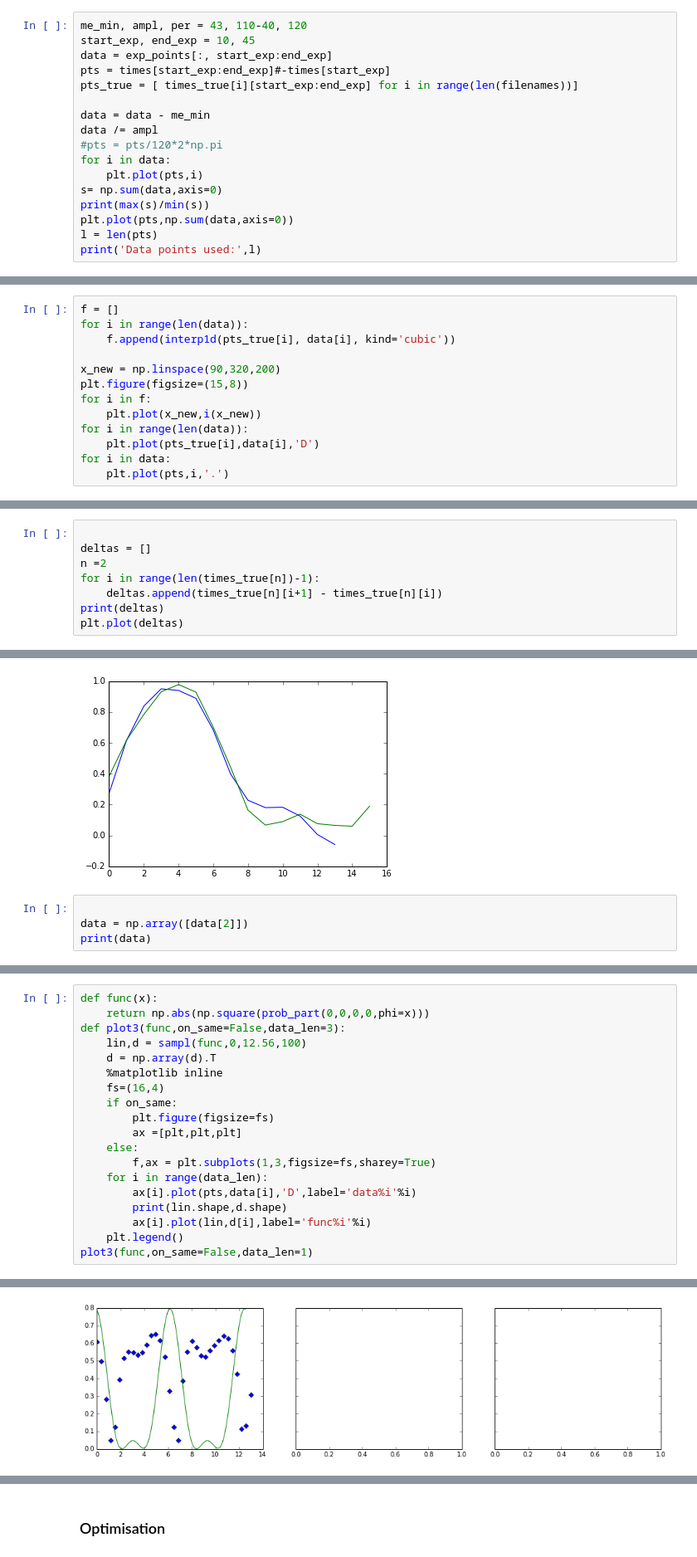
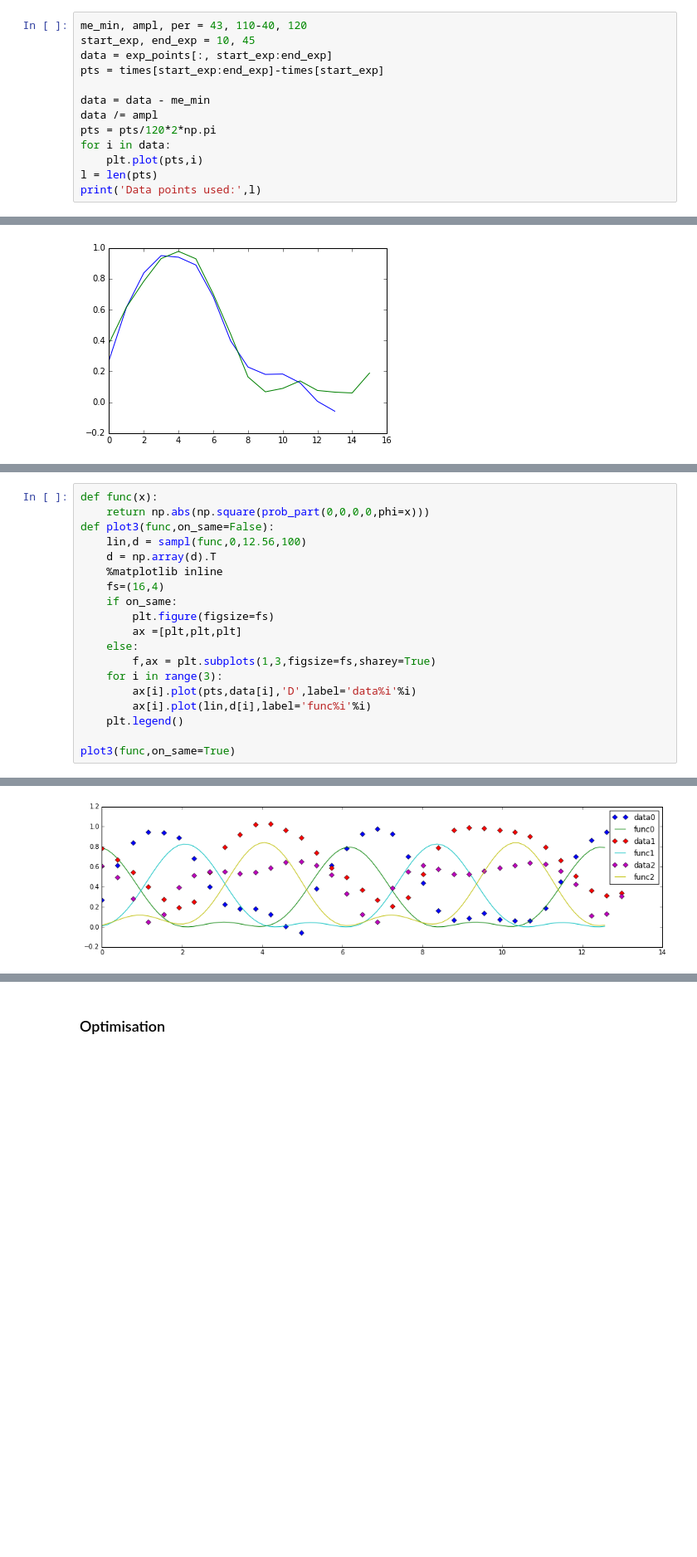
Before and after one commit to DaniloZZZ/quantTechLab, a Jupyter notebook: Fit/Vis-Anneal.ipynb, the cells around one changed output, grey strips where cells are left out. Shown: that part at 83% size. Cells and saved outputs as stored; diff of their text form; blank space fills up the shorter version.

Commit message:
added nice plots

```diff
--- a/Fit/Vis-Anneal.ipynb
+++ b/Fit/Vis-Anneal.ipynb
@@ -40,17 +35,13 @@ for i in exp_points:
 me_min, ampl, per = 43, 110-40, 120
 start_exp, end_exp = 10, 45
 data = exp_points[:, start_exp:end_exp]
-pts = times[start_exp:end_exp]#-times[start_exp]
-pts_true = [ times_true[i][start_exp:end_exp] for i in range(len(filenames))]
+pts = times[start_exp:end_exp]-times[start_exp]
 
 data = data - me_min
 data /= ampl
-#pts = pts/120*2*np.pi
+pts = pts/120*2*np.pi
 for i in data:
     plt.plot(pts,i)
-s= np.sum(data,axis=0)
-print(max(s)/min(s))
-plt.plot(pts,np.sum(data,axis=0))
 l = len(pts)
 print('Data points used:',l)
 # %% [output]
@@ -60,13 +49,0 @@ Data points used: 35
-# %%
-f = []
-for i in range(len(data)):
-    f.append(interp1d(pts_true[i], data[i], kind='cubic'))
-
-x_new = np.linspace(90,320,200)
-plt.figure(figsize=(15,8))
-for i in f:
-    plt.plot(x_new,i(x_new))
-for i in range(len(data)):
-    plt.plot(pts_true[i],data[i],'D')
-for i in data:
-    plt.plot(pts,i,'.')
@@ -75,8 +49,0 @@ for i in data:
-# %%
-
-deltas = []
-n =2
-for i in range(len(times_true[n])-1):
-    deltas.append(times_true[n][i+1] - times_true[n][i])
-print(deltas)
-plt.plot(deltas)
@@ -133,7 +84,3 @@ plt.plot(data[0][14:30])
 120 11.668611435239207
 [<matplotlib.lines.Line2D at 0x...>]
 [figure]
-# %%
-
-data = np.array([data[2]])
-print(data)
@@ -147,7 +87,7 @@ print(data)
 # %%
 def func(x):
     return np.abs(np.square(prob_part(0,0,0,0,phi=x)))
-def plot3(func,on_same=False,data_len=3):
+def plot3(func,on_same=False):
     lin,d = sampl(func,0,12.56,100)
     d = np.array(d).T
     %matplotlib inline
@@ -157,10 +97,10 @@ def plot3(func,on_same=False,data_len=3):
         ax =[plt,plt,plt]
     else:
         f,ax = plt.subplots(1,3,figsize=fs,sharey=True)
-    for i in range(data_len):
+    for i in range(3):
         ax[i].plot(pts,data[i],'D',label='data%i'%i)
-        print(lin.shape,d.shape)
         ax[i].plot(lin,d[i],label='func%i'%i)
     plt.legend()
-plot3(func,on_same=False,data_len=1)
+
+plot3(func,on_same=True)
 # %% [output]
@@ -168 +107 @@ plot3(func,on_same=False,data_len=1)
-[figure, old version]
+[figure, new version]
```
Also changed, not shown: parts of 23 cells of this notebook, 5 other files.
